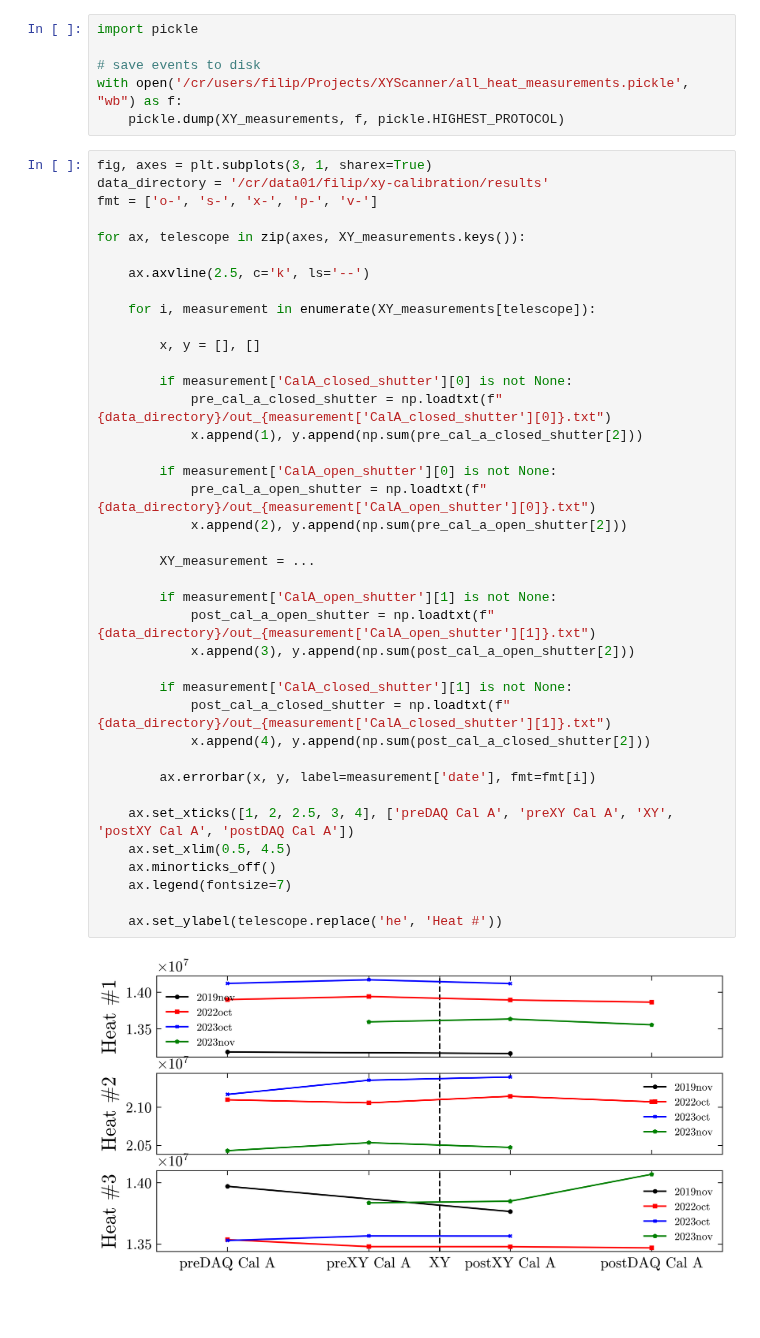
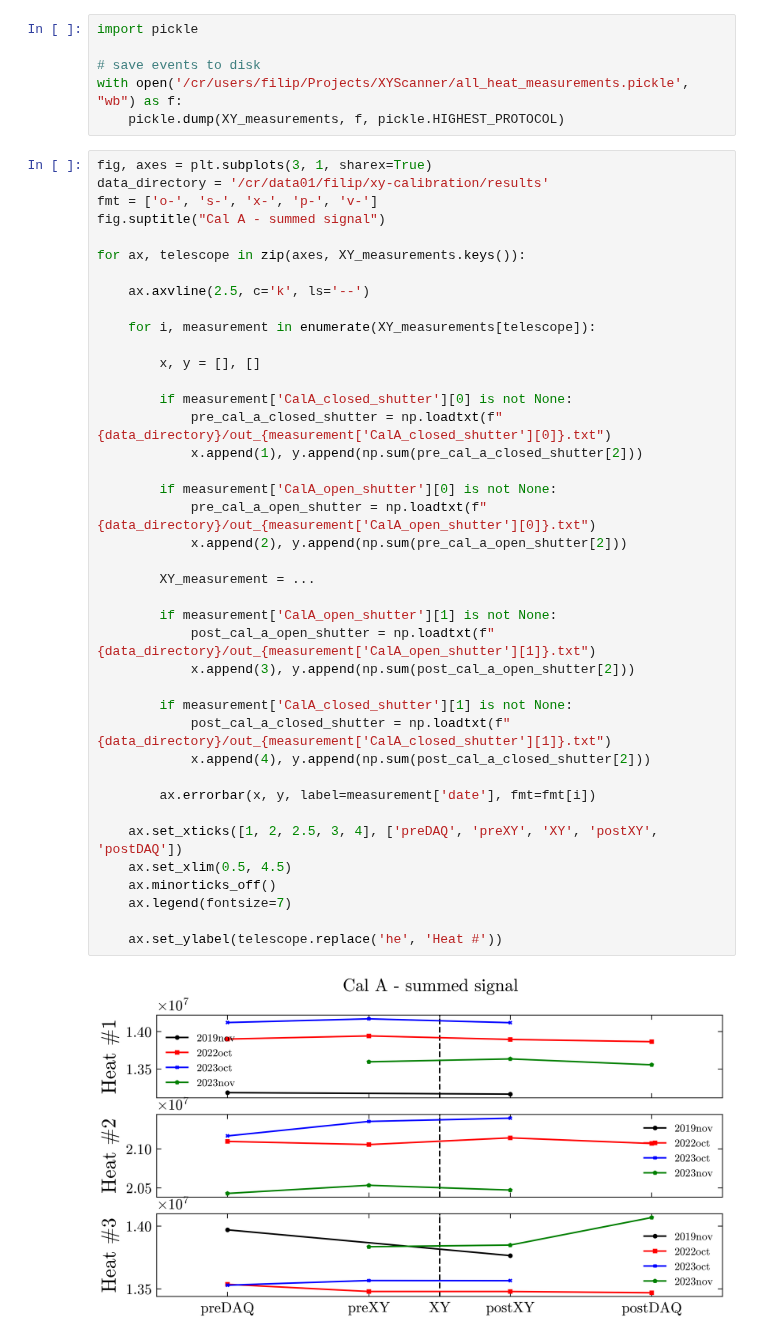
Before and after one commit to Quizznor/phd-thesis, a Jupyter notebook: Projects/XYScanner/calA_constants.ipynb, the cells around one changed output. Drawn from its saved outputs; the diff is of its cells as text; blank space fills up the shorter version.

```diff
--- a/Projects/XYScanner/calA_constants.ipynb
+++ b/Projects/XYScanner/calA_constants.ipynb
@@ -81,6 +81,7 @@ with open('/cr/users/filip/Projects/XYScanner/all_heat_measurements.pickle', "wb
 fig, axes = plt.subplots(3, 1, sharex=True)
 data_directory = '/cr/data01/filip/xy-calibration/results'
 fmt = ['o-', 's-', 'x-', 'p-', 'v-']
+fig.suptitle("Cal A - summed signal")
 
 for ax, telescope in zip(axes, XY_measurements.keys()):
 
@@ -89,32 +90,32 @@ for ax, telescope in zip(axes, XY_measurements.keys()):
     for i, measurement in enumerate(XY_measurements[telescope]):
 
         x, y = [], []
 
         if measurement['CalA_closed_shutter'][0] is not None:
             pre_cal_a_closed_shutter = np.loadtxt(f"{data_directory}/out_{measurement['CalA_closed_shutter'][0]}.txt")
             x.append(1), y.append(np.sum(pre_cal_a_closed_shutter[2]))
 
         if measurement['CalA_open_shutter'][0] is not None:
             pre_cal_a_open_shutter = np.loadtxt(f"{data_directory}/out_{measurement['CalA_open_shutter'][0]}.txt")
             x.append(2), y.append(np.sum(pre_cal_a_open_shutter[2]))
 
         XY_measurement = ...
 
         if measurement['CalA_open_shutter'][1] is not None:
             post_cal_a_open_shutter = np.loadtxt(f"{data_directory}/out_{measurement['CalA_open_shutter'][1]}.txt")
             x.append(3), y.append(np.sum(post_cal_a_open_shutter[2]))
 
         if measurement['CalA_closed_shutter'][1] is not None:
             post_cal_a_closed_shutter = np.loadtxt(f"{data_directory}/out_{measurement['CalA_closed_shutter'][1]}.txt")
             x.append(4), y.append(np.sum(post_cal_a_closed_shutter[2]))
 
         ax.errorbar(x, y, label=measurement['date'], fmt=fmt[i])
 
-    ax.set_xticks([1, 2, 2.5, 3, 4], ['preDAQ Cal A', 'preXY Cal A', 'XY', 'postXY Cal A', 'postDAQ Cal A'])
+    ax.set_xticks([1, 2, 2.5, 3, 4], ['preDAQ', 'preXY', 'XY', 'postXY', 'postDAQ'])
     ax.set_xlim(0.5, 4.5)
     ax.minorticks_off()
     ax.legend(fontsize=7)
 
     ax.set_ylabel(telescope.replace('he', 'Heat #'))
 # %% [output]
-[figure, old version]
+[figure, new version]
```
Also changed, not shown: parts of 1 cell of this notebook, 1 other file.
